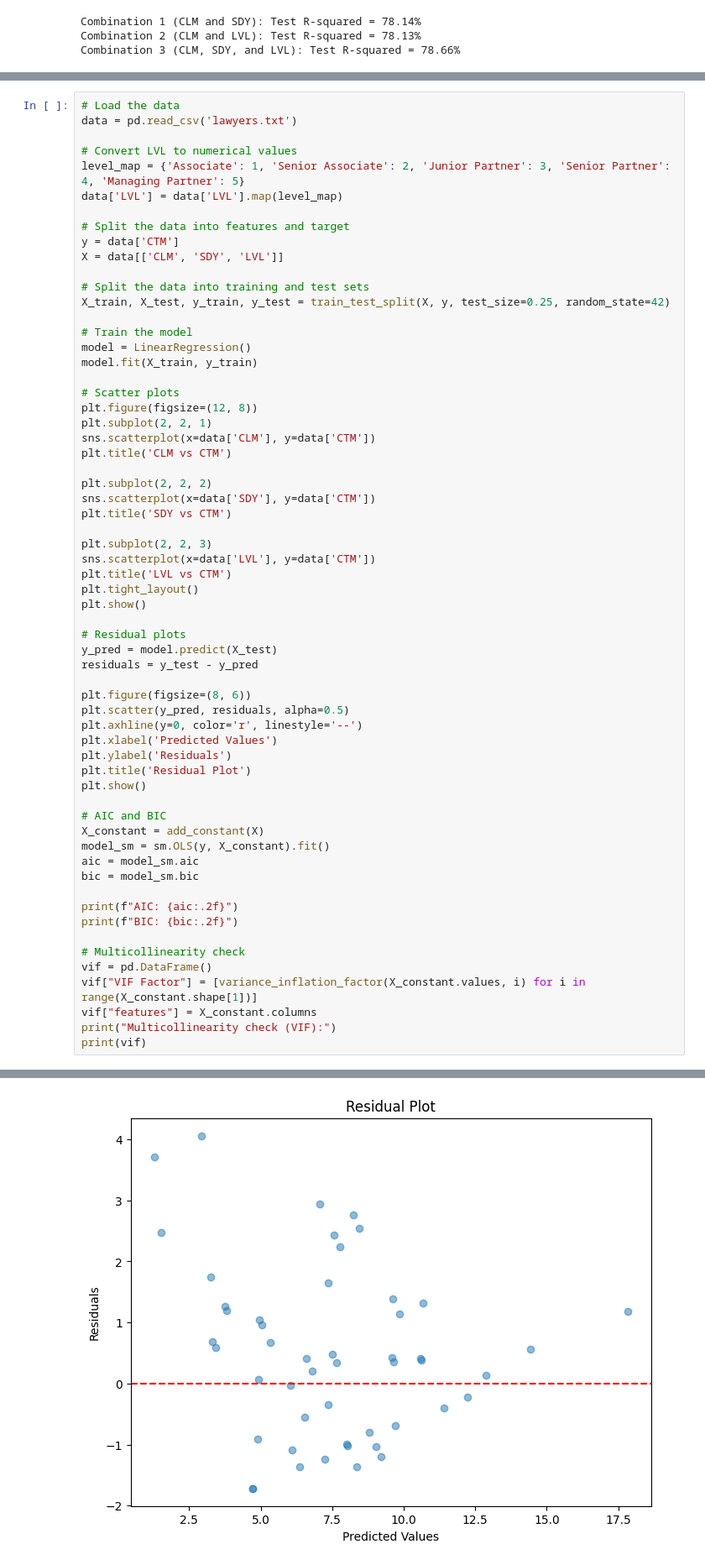
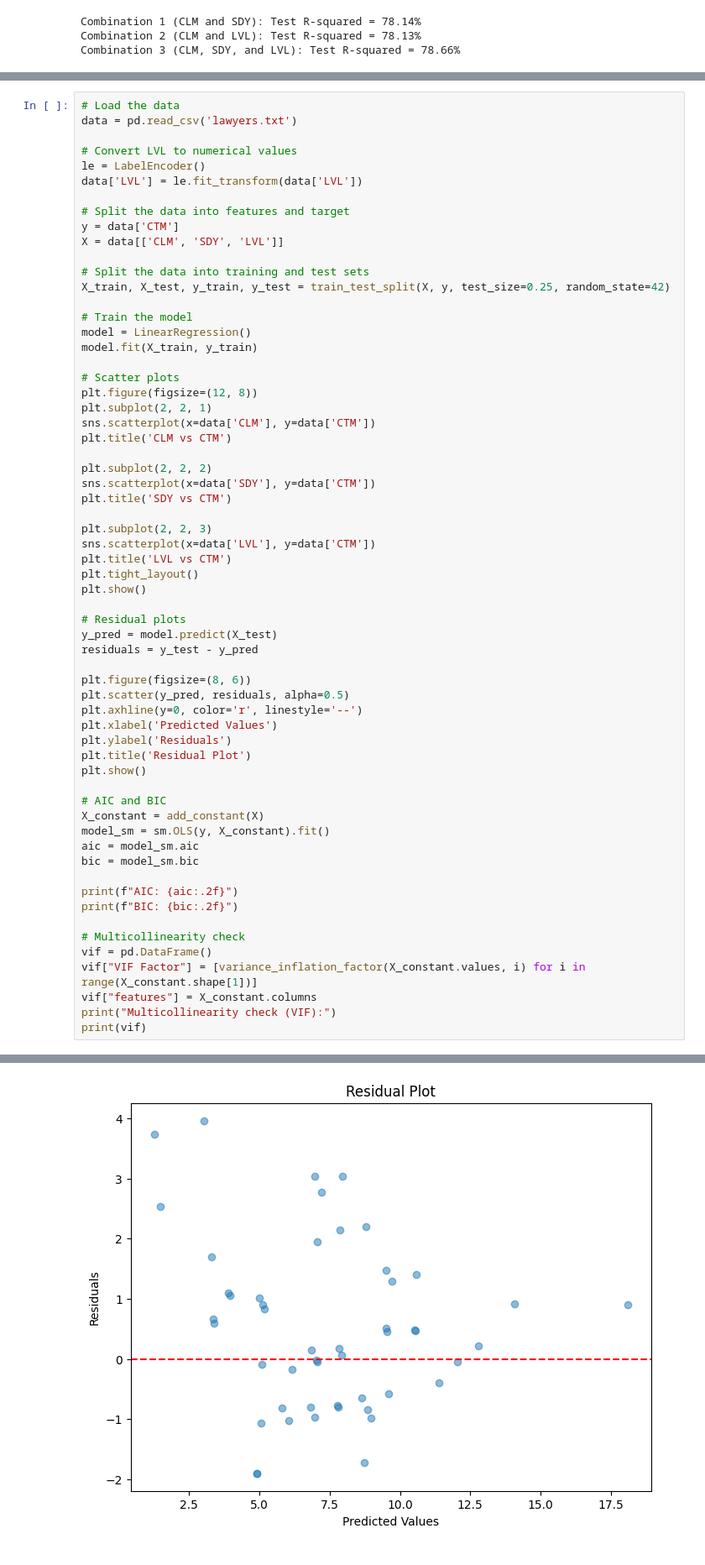
Before and after one commit to Daggy2002/DAE-Honours-Project, a Jupyter notebook: code.ipynb, the cells around one changed output, grey strips where cells are left out. Shown at 84% size. Drawn from its saved outputs; the diff is of its cells as text.

```diff
--- a/code.ipynb
+++ b/code.ipynb
@@ -489,8 +508,8 @@ Overall, the chosen model, which includes CLM, SDY, and LVL as predictor variabl
 data = pd.read_csv('lawyers.txt')
 
 # Convert LVL to numerical values
-level_map = {'Associate': 1, 'Senior Associate': 2, 'Junior Partner': 3, 'Senior Partner': 4, 'Managing Partner': 5}
-data['LVL'] = data['LVL'].map(level_map)
+le = LabelEncoder()
+data['LVL'] = le.fit_transform(data['LVL'])
 
 # Split the data into features and target
 y = data['CTM']
@@ -551 +570 @@ print(vif)
-[figure, old version]
+[figure, new version]
```
Also changed, not shown: parts of 8 cells of this notebook.
